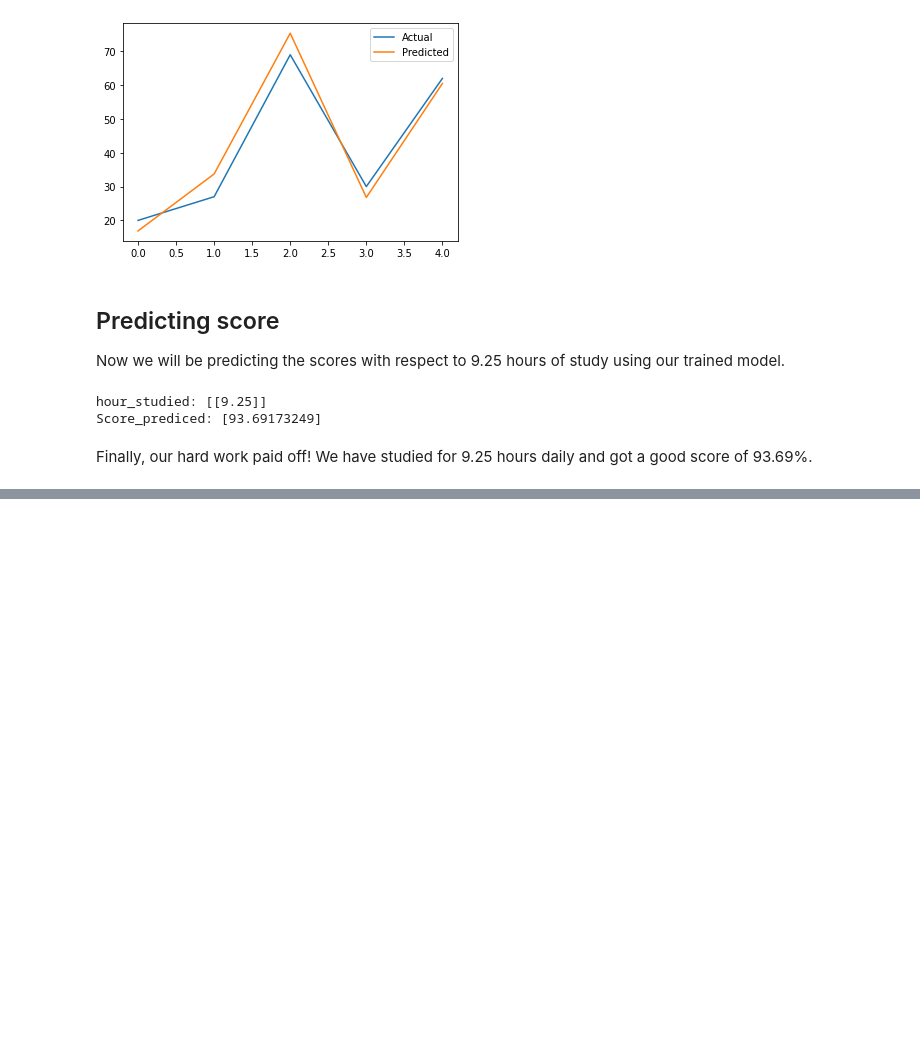
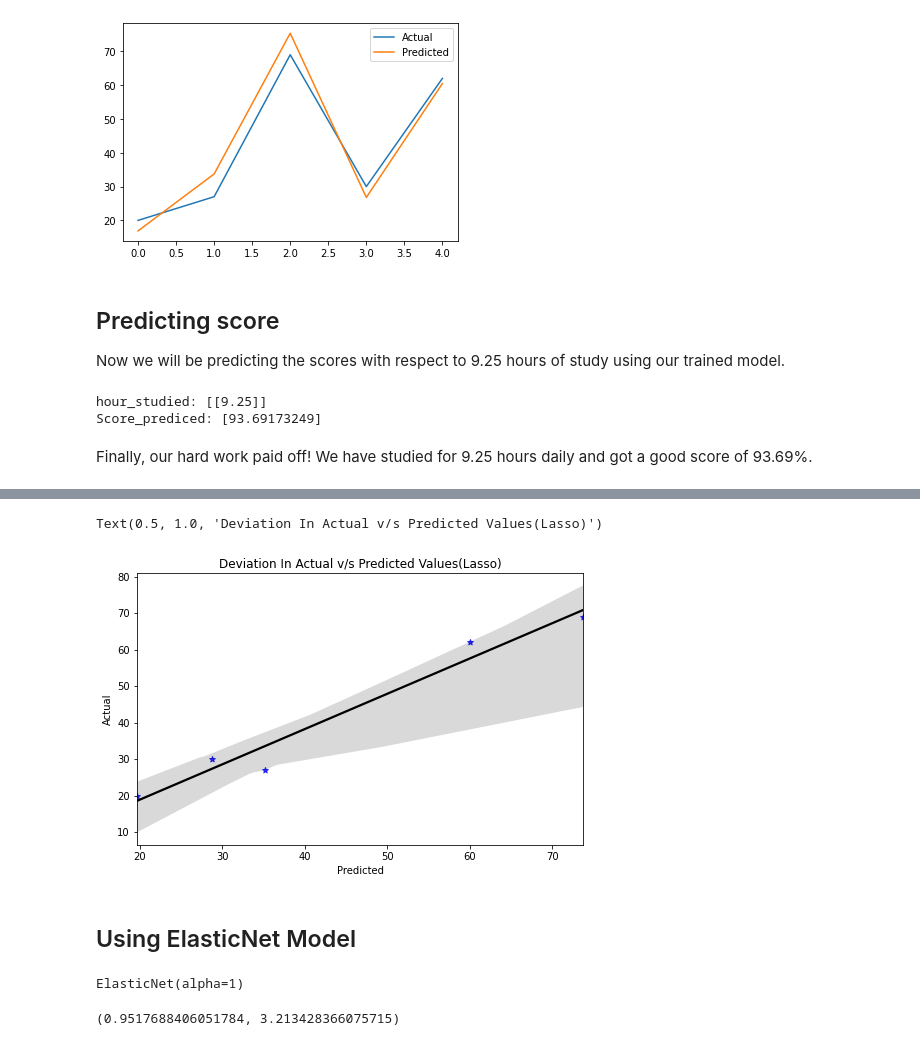
Before and after one commit to KavishGoyal/Grip_Tasks, a Jupyter notebook: Task_2.ipynb, the cells around one changed output, grey strips where cells are left out. Cells and saved outputs as stored; diff of their text form; code cells hidden in the pictures; blank space fills up the shorter version.

```diff
--- a/Task_2.ipynb
+++ b/Task_2.ipynb
@@ -168,0 +237,3 @@ Finally, our hard work paid off! We have studied for 9.25 hours daily and got a
+# %%
+## making predictions using ridge
+rgr_preds = rgr.predict(x_valid)
@@ -168,0 +248,6 @@ Finally, our hard work paid off! We have studied for 9.25 hours daily and got a
+# %%
+## comparing ridge results with actual label
+check=pd.DataFrame({'Actual':y_valid,'Predicted':rgr_preds})
+check.reset_index(drop=True,inplace=True)
+check['Deviation']=abs(check['Actual']-check['Predicted'])
+check
@@ -168,0 +261,17 @@ Finally, our hard work paid off! We have studied for 9.25 hours daily and got a
+# %%
+## visualizing daviation betwwn actual vs predicted labels
+plt.figure(figsize=(8,5))
+sns.regplot('Predicted','Actual',data=check,line_kws={'color':'black'},scatter_kws={'color':'blue'},marker='*')
+plt.title('Deviation In Actual v/s Predicted Values(Ridge)')
+# %% [output]
+Text(0.5, 1.0, 'Deviation In Actual v/s Predicted Values(Lasso)')
+[figure, added]
+# %% [markdown]
+## Using ElasticNet Model
+# %%
+## Training elastic net model
+from sklearn.linear_model import ElasticNet
+els_net=ElasticNet(alpha=1)
+els_net.fit(x_train,y_train)
+# %% [output]
+ElasticNet(alpha=1)
@@ -168,0 +281,8 @@ Finally, our hard work paid off! We have studied for 9.25 hours daily and got a
+# %%
+## evaluating elastic_net
+from sklearn.metrics import r2_score,mean_squared_error,mean_absolute_error
+r2_els = r2_score(els_preds, y_valid)
+mae_els = mean_absolute_error(els_preds, y_valid)
+r2_els, mae_els
+# %% [output]
+(0.9517688406051784, 3.213428366075715)
```
Also changed, not shown: parts of 27 cells of this notebook, 2 other files.
